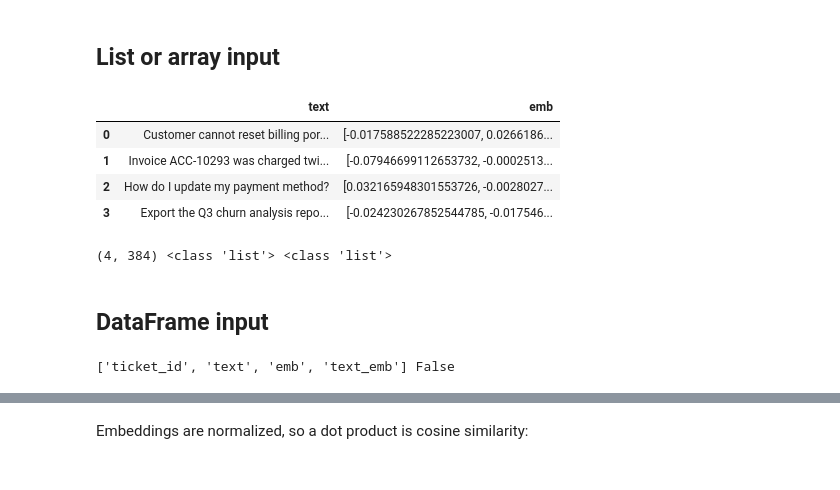
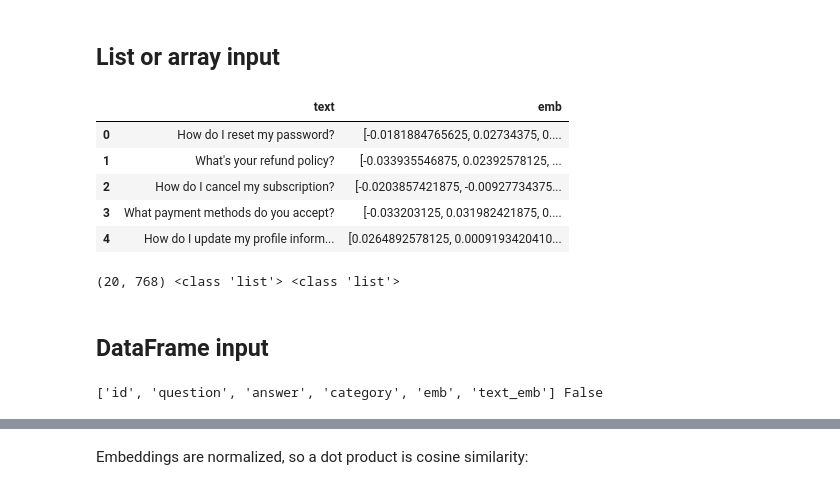
Before and after one commit to akamlani/velari-suite, a Jupyter notebook: examples/ai/integrations/stf/encoding.ipynb, the cells around one changed output, grey strips where cells are left out. Saved outputs shown, nothing was run; the diff lists cells and outputs as text; code cells hidden in the pictures.

```diff
--- a/examples/ai/integrations/stf/encoding.ipynb
+++ b/examples/ai/integrations/stf/encoding.ipynb
@@ -30,3 +52,6 @@ Encode text directly with `sentence_transformers` (no gateway) and attach the ve
 # %%
-model = SentenceTransformer("all-MiniLM-L6-v2", cache_folder=read_cache_dir(app="huggingface/hub"))
+MODEL_NAME = "google/embeddinggemma-2"
+#MODEL_NAME = "all-MiniLM-L6-v2"    # swap for any model in the table above
+model      = SentenceTransformer(MODEL_NAME, cache_folder=read_cache_dir(app="huggingface/hub"))
 enc: Dict[str, Any] = dict(normalize_embeddings=True, batch_size=32, show_progress_bar=False)
+#model.max_seq_length
@@ -32,0 +62,5 @@ enc: Dict[str, Any] = dict(normalize_embeddings=True, batch_size=32, show_progre
+# %%
+faq_path = exp.data_dir / "cs/datasets/faq.csv"    # `exp` comes from imports_common.py
+df_faq   = pd.read_csv(faq_path)
+display(df_faq[["question", "category"]].head())
+print(df_faq.shape, df_faq["category"].nunique())
@@ -56,31 +134,27 @@ def to_frame(
 # %% [markdown]
 ## List or array input
 # %%
-tickets = [
-    "Customer cannot reset billing portal password",
-    "Invoice ACC-10293 was charged twice this month",
-    "How do I update my payment method?",
-    "Export the Q3 churn analysis report to CSV",
-]
-vectors = model.encode(tickets, **enc)                    # ndarray (n, dim); np.array(tickets) works too
-list_emb = vectors.tolist()                               # plain list of vectors
-df_emb = to_frame(tickets, vectors)                       # DataFrame: text, emb
-df_arr_emb = to_frame(np.array(tickets), vectors, text_col="ticket")
-display(df_emb)
+questions  = df_faq["question"].tolist()
+vectors    = encode_texts(model, questions, **enc)    # ndarray (n, dim); SYMMETRIC -> model.encode; np.array(questions) works too
+list_emb   = vectors.tolist()                         # plain list of vectors
+df_emb     = to_frame(questions, vectors)             # DataFrame: text, emb
+df_arr_emb = to_frame(np.array(questions), vectors, text_col="question")
+display(df_emb.head())
 print(vectors.shape, type(list_emb), type(df_emb["emb"][0]))
 # %% [output]
 |  | text | emb |
-| 0 | Customer cannot reset billing por... | [-0.017588522285223007, 0.0266186... |
-| 1 | Invoice ACC-10293 was charged twi... | [-0.07946699112653732, -0.0002513... |
-| 2 | How do I update my payment method? | [0.032165948301553726, -0.0028027... |
-| 3 | Export the Q3 churn analysis repo... | [-0.024230267852544785, -0.017546... |
+| 0 | How do I reset my password? | [-0.0181884765625, 0.02734375, 0.... |
+| 1 | What's your refund policy? | [-0.033935546875, 0.02392578125, ... |
+| 2 | How do I cancel my subscription? | [-0.0203857421875, -0.00927734375... |
+| 3 | What payment methods do you accept? | [-0.033203125, 0.031982421875, 0.... |
+| 4 | How do I update my profile inform... | [0.0264892578125, 0.0009193420410... |
-(4, 384) <class 'list'> <class 'list'>
+(20, 768) <class 'list'> <class 'list'>
 # %% [markdown]
 ## DataFrame input
 # %%
-df_tickets = pd.DataFrame({"ticket_id": ["T-101", "T-102", "T-103", "T-104"], "text": tickets})
-df_emb = to_frame(df_tickets, model.encode(df_tickets["text"].tolist(), **enc))                          # default "emb"
-df_emb = to_frame(df_emb, model.encode(df_tickets["text"].tolist(), **enc), emb_col="text_emb")          # custom name
-print(df_emb.columns.tolist(), "emb" in df_tickets.columns)
+doc_vecs = encode_texts(model, df_faq["question"].tolist(), Objective.DOCUMENT, **enc)    # the FAQ questions are the corpus to retrieve
+df_emb   = to_frame(df_faq, doc_vecs)                                                     # default "emb"
+df_emb   = to_frame(df_emb, doc_vecs, emb_col="text_emb")                                 # custom name
+print(df_emb.columns.tolist(), "emb" in df_faq.columns)
 # %% [output]
-['ticket_id', 'text', 'emb', 'text_emb'] False
+['id', 'question', 'answer', 'category', 'emb', 'text_emb'] False
```
Also changed, not shown: parts of 33 cells of this notebook, 10 other files.
